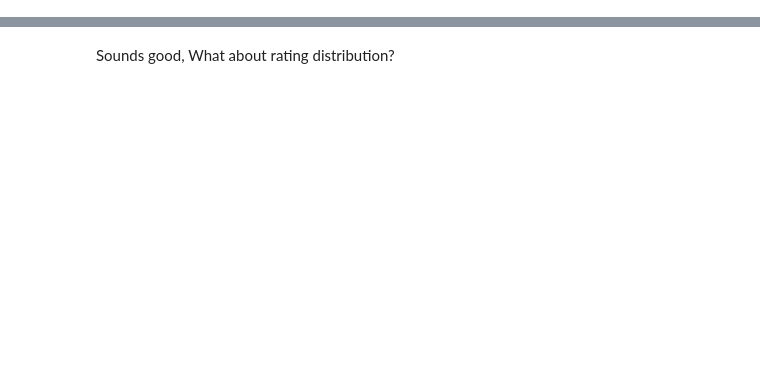
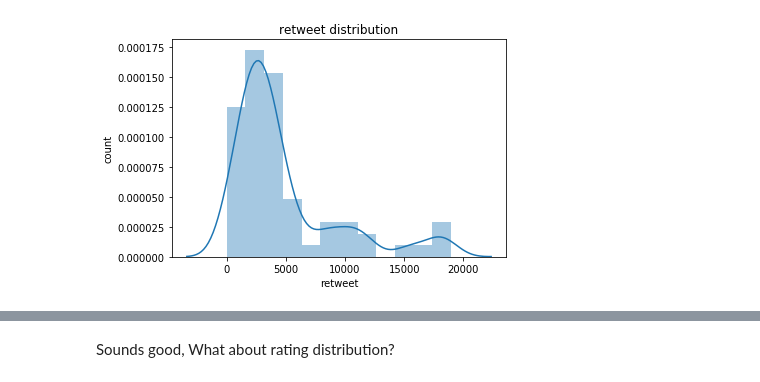
Before and after one commit to 3zcs/Data_Wrangling_And_Analyzing, a Jupyter notebook: act_report.ipynb, the cells around one changed output, grey strips where cells are left out. Cells and saved outputs as stored; diff of their text form; code cells hidden in the pictures; blank space fills up the shorter version.

```diff
--- a/act_report.ipynb
+++ b/act_report.ipynb
@@ -22,0 +45,7 @@ sns.distplot(tweets_df.favorite_count)
+# %%
+fig = sns.distplot(tweets_df.retweet_count).set_title("retweet distribution")
+plt.xlabel('retweet')
+plt.ylabel('count')
+plt.show(fig)
+# %% [output]
+[figure, added]
```
Also changed, not shown: parts of 19 cells of this notebook, 4 other files.
